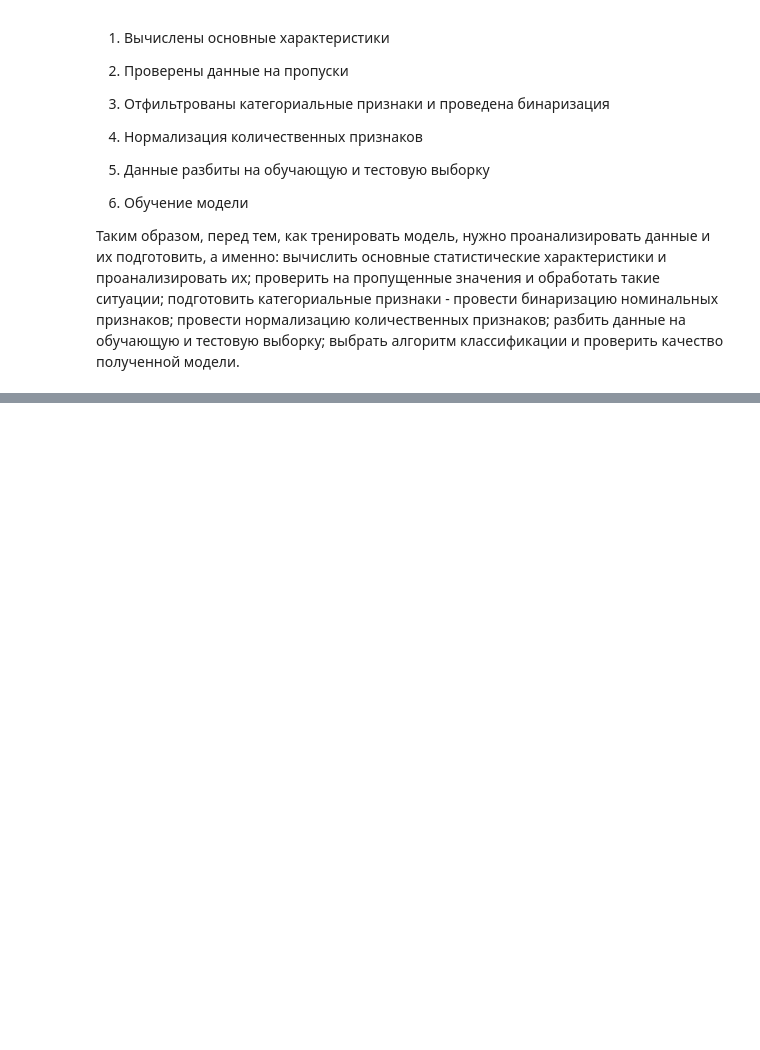
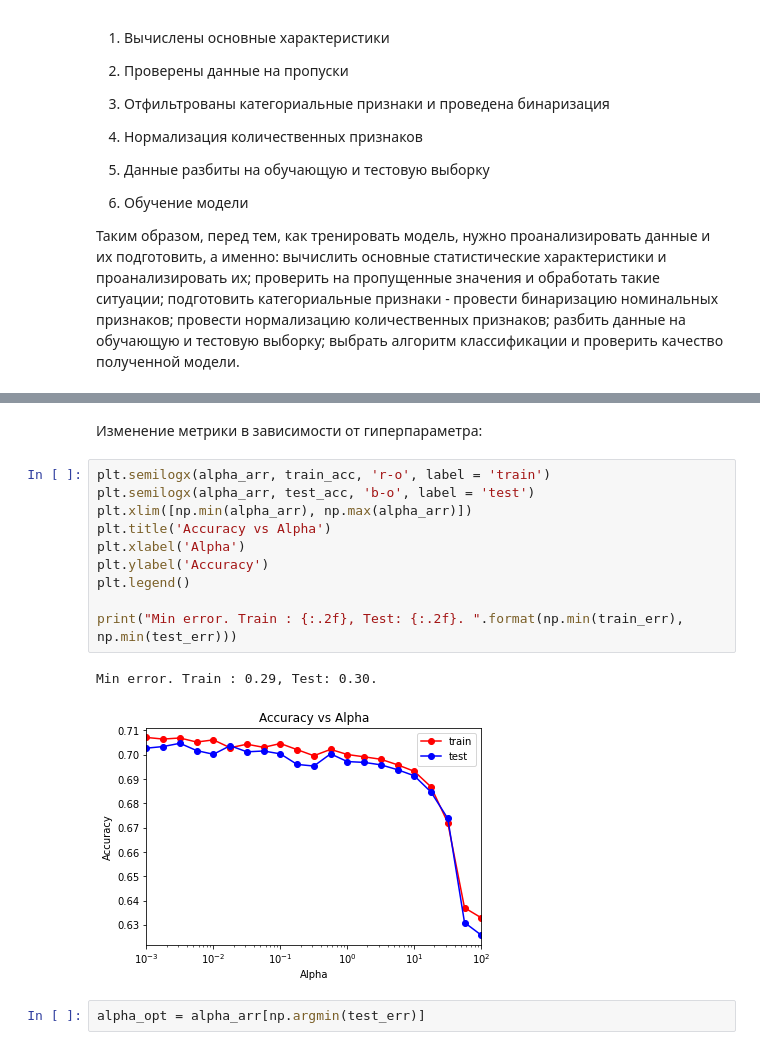
Before and after one commit to Oleg-ui/Machine-Learning-Course, a Jupyter notebook: Task1.ipynb, the cells around one changed output, grey strips where cells are left out. Saved outputs shown, nothing was run; the diff lists cells and outputs as text; blank space fills up the shorter version.

```diff
--- a/Task1.ipynb
+++ b/Task1.ipynb
@@ -502,0 +592,17 @@ MSE. Train : 0.46, Test: 0.45.
+# %% [markdown]
+Изменение метрики в зависимости от гиперпараметра:
+# %%
+plt.semilogx(alpha_arr, train_acc, 'r-o', label = 'train')
+plt.semilogx(alpha_arr, test_acc, 'b-o', label = 'test')
+plt.xlim([np.min(alpha_arr), np.max(alpha_arr)])
+plt.title('Accuracy vs Alpha')
+plt.xlabel('Alpha')
+plt.ylabel('Accuracy')
+plt.legend()
+
+print("Min error. Train : {:.2f}, Test: {:.2f}. ".format(np.min(train_err), np.min(test_err)))
+# %% [output]
+Min error. Train : 0.29, Test: 0.30.
+[figure, added]
+# %%
+alpha_opt = alpha_arr[np.argmin(test_err)]
```
Also changed, not shown: parts of 26 cells of this notebook.
